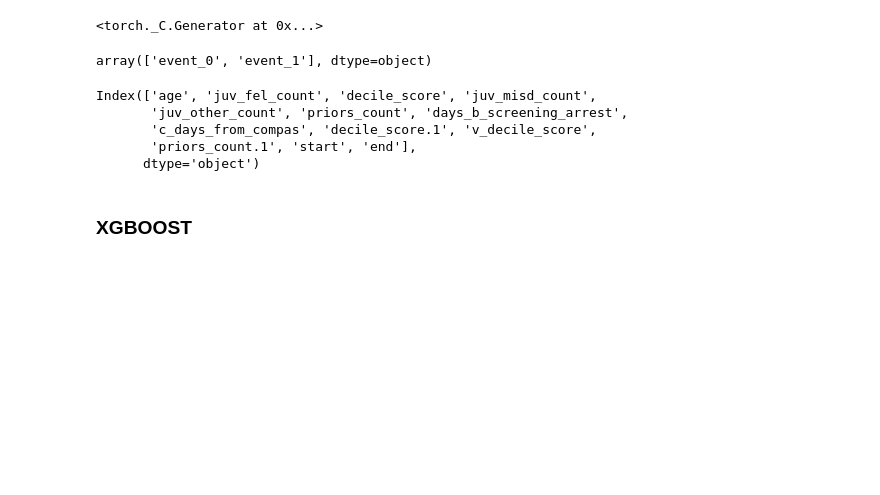
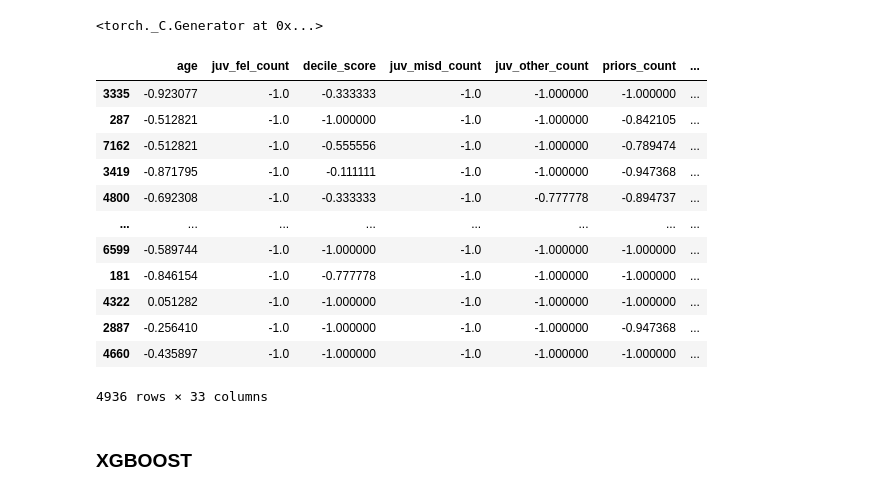
Before and after one commit to francescobodria/posthoc-similaryclass-counterfactuals, a Jupyter notebook: COMPAS.ipynb, the cells around one changed output. Drawn from its saved outputs; the diff is of its cells as text; code cells hidden in the pictures; blank space fills up the shorter version.

```diff
--- a/COMPAS.ipynb
+++ b/COMPAS.ipynb
@@ -47,18 +47,22 @@ hot_enc.fit(X.iloc[:,:7])
 X[np.hstack(hot_enc.categories_).tolist()]=hot_enc.transform(X.iloc[:,:7]).toarray().astype(int)
 X.drop(['sex','race','c_charge_degree','score_text','v_score_text','event','is_violent_recid'], axis=1, inplace=True)
 X_train, X_test, y_train, y_test = train_test_split(X, y, test_size=0.2, stratify=y, random_state=rnd)
-# %%
-np.unique(df.event)
-# %% [output]
-array(['event_0', 'event_1'], dtype=object)
-# %%
-df.columns[7:]
-# %% [output]
-Index(['age', 'juv_fel_count', 'decile_score', 'juv_misd_count',
-       'juv_other_count', 'priors_count', 'days_b_screening_arrest',
-       'c_days_from_compas', 'decile_score.1', 'v_decile_score',
-       'priors_count.1', 'start', 'end'],
-      dtype='object')
+# %%
+X_train
+# %% [output]
+|  | age | juv_fel_count | decile_score | juv_misd_count | juv_other_count | priors_count | ... |
+| 3335 | -0.923077 | -1.0 | -0.333333 | -1.0 | -1.000000 | -1.000000 | ... |
+| 287 | -0.512821 | -1.0 | -1.000000 | -1.0 | -1.000000 | -0.842105 | ... |
+| 7162 | -0.512821 | -1.0 | -0.555556 | -1.0 | -1.000000 | -0.789474 | ... |
+| 3419 | -0.871795 | -1.0 | -0.111111 | -1.0 | -1.000000 | -0.947368 | ... |
+| 4800 | -0.692308 | -1.0 | -0.333333 | -1.0 | -0.777778 | -0.894737 | ... |
+| ... | ... | ... | ... | ... | ... | ... | ... |
+| 6599 | -0.589744 | -1.0 | -1.000000 | -1.0 | -1.000000 | -1.000000 | ... |
+| 181 | -0.846154 | -1.0 | -0.777778 | -1.0 | -1.000000 | -1.000000 | ... |
+| 4322 | 0.051282 | -1.0 | -1.000000 | -1.0 | -1.000000 | -1.000000 | ... |
+| 2887 | -0.256410 | -1.0 | -1.000000 | -1.0 | -1.000000 | -0.947368 | ... |
+| 4660 | -0.435897 | -1.0 | -1.000000 | -1.0 | -1.000000 | -1.000000 | ... |
+4936 rows × 33 columns
 # %% [markdown]
 ### XGBOOST
 # %%
```
Also changed, not shown: 55 other files.
